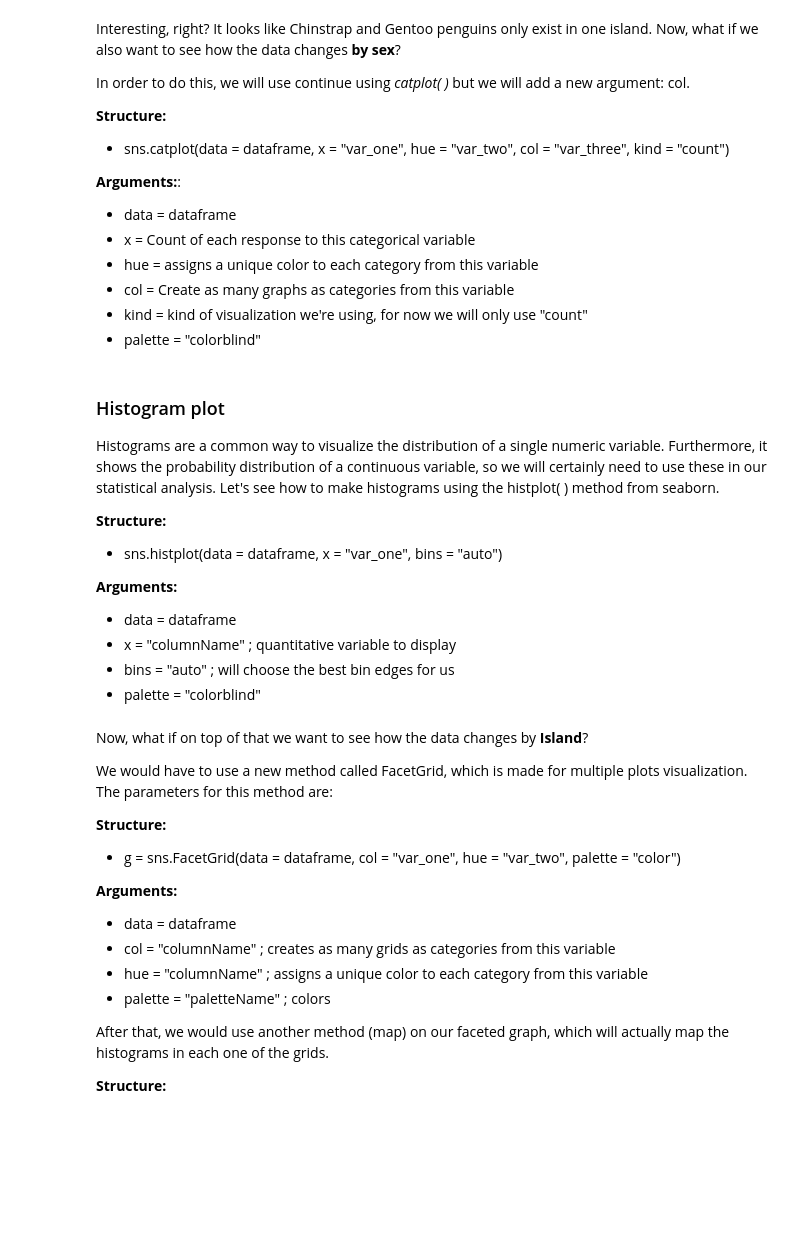
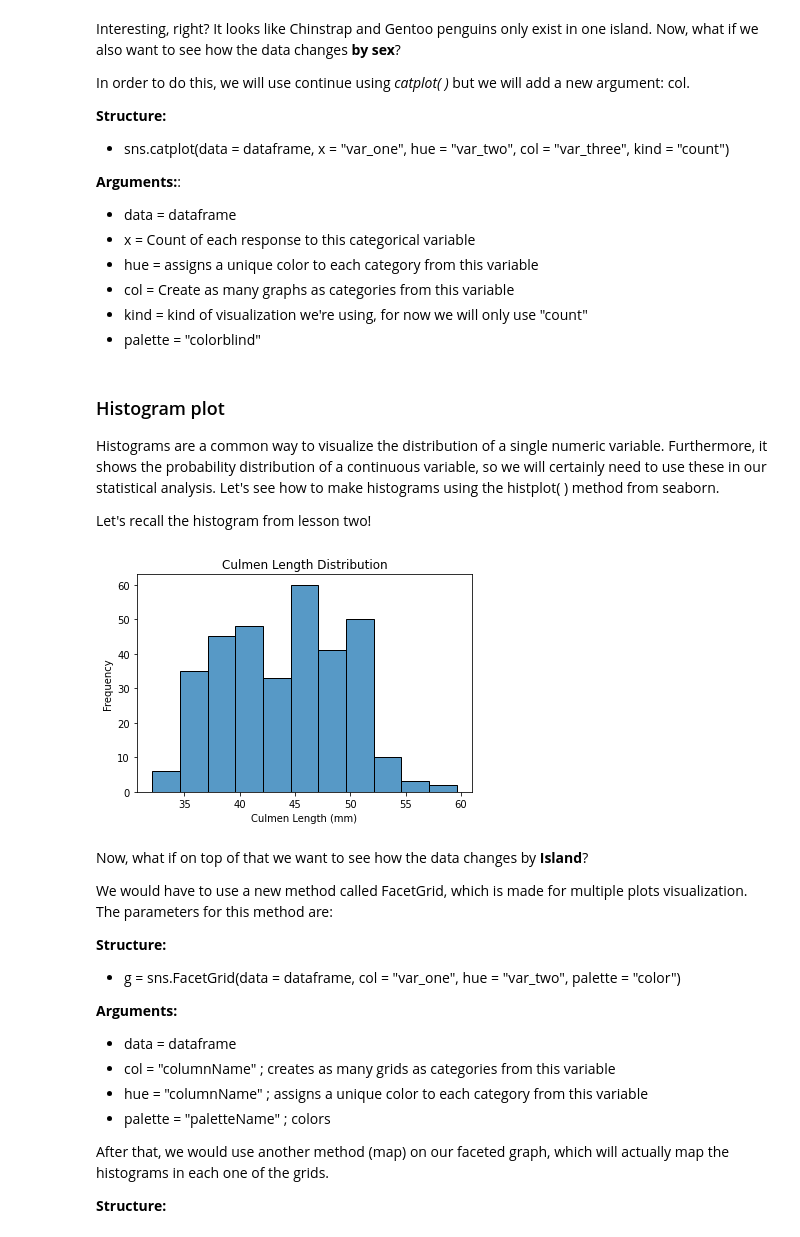
Before and after one commit to angelicasang/PythonProject, a Jupyter notebook: Session3/Teaching3-Handout.ipynb, the cells around one changed output. Saved outputs shown, nothing was run; the diff lists cells and outputs as text; code cells hidden in the pictures; blank space fills up the shorter version.

```diff
--- a/Session3/Teaching3-Handout.ipynb
+++ b/Session3/Teaching3-Handout.ipynb
@@ -178,27 +174,22 @@ plt.show()
 ### Histogram plot
 Histograms are a common way to visualize the distribution of a single numeric variable. Furthermore, it shows the probability distribution of a continuous variable, so we will certainly need to use these in our statistical analysis. Let's see how to make histograms using the histplot( ) method from seaborn.
 
-**Structure:**
-* sns.histplot(data = dataframe, x = "var_one", bins = "auto")
-
-**Arguments:**
-* data = dataframe
-* x = "columnName" ; quantitative variable to display
-* bins = "auto" ; will choose the best bin edges for us
-* palette = "colorblind"
+Let's recall the histogram from lesson two!
 # %%
 # Create histogram for Culmen Length (mm)
-sns.histplot()
+sns.histplot(data = penguins, x = "Culmen Length (mm)", bins = "auto", palette = "colorblind")
 
 # Label axis
 plt.xlabel("Culmen Length (mm)")
 plt.ylabel("Frequency")
 
 # Add title
 plt.title("Culmen Length Distribution")
 
 # Display the graph
 plt.show()
+# %% [output]
+[figure, added]
 # %% [markdown]
 Now, what if on top of that we want to see how the data changes by **Island**?
 
```
Also changed, not shown: parts of 6 cells of this notebook, 1 other file.
